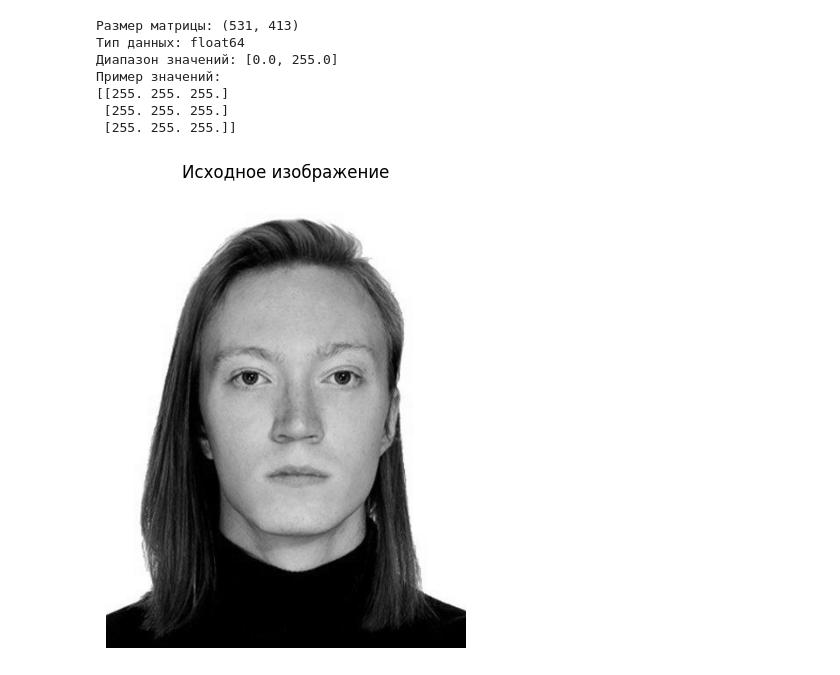
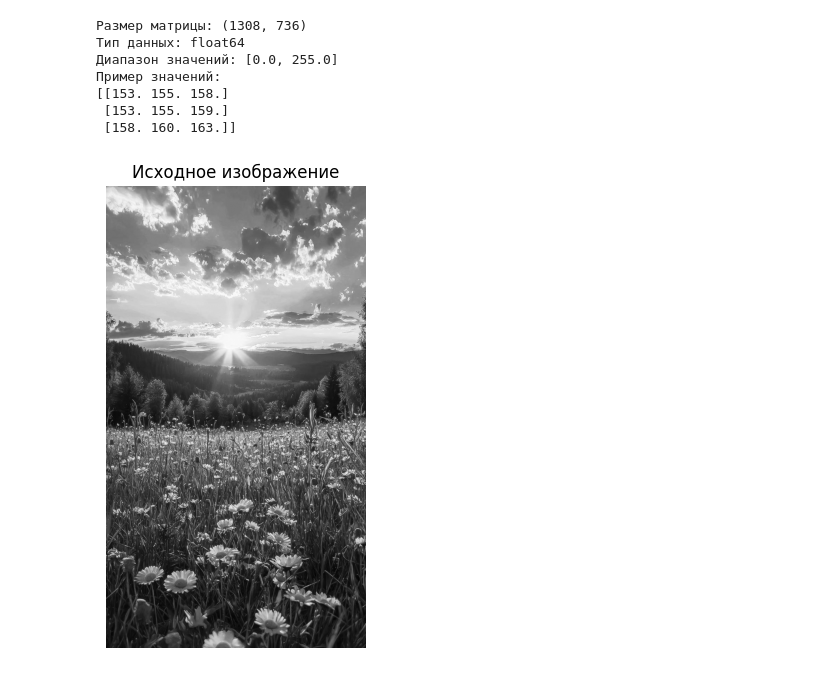
Before and after one commit to malinavarvara/svd-fft-wavelet-compression, a Jupyter notebook: fft.ipynb, the cells around one changed output. Cells and saved outputs as stored; diff of their text form; code cells hidden in the pictures.

```diff
--- a/fft.ipynb
+++ b/fft.ipynb
@@ -7,29 +6,26 @@ import matplotlib.pyplot as plt
 %matplotlib inline
 # %%
-# === ЗАГРУЗКА И АНАЛИЗ ИЗОБРАЖЕНИЯ ===
-
 # Загрузка изображения и преобразование в ч/б
-image = Image.open('1.jpg').convert('L')
+image = Image.open('nature.jpg').convert('L')
 image_array = np.array(image, dtype=float)
 
 print(f"Размер матрицы: {image_array.shape}")
 print(f"Тип данных: {image_array.dtype}")
 print(f"Диапазон значений: [{image_array.min()}, {image_array.max()}]")
 print(f"Пример значений:\n{image_array[:3, :3]}")
 
-# Показываем исходное изображение
 plt.figure(figsize=(8, 6))
 plt.imshow(image_array, cmap='gray')
 plt.title('Исходное изображение')
 plt.axis('off')
 plt.show()
 # %% [output]
-Размер матрицы: (531, 413)
+Размер матрицы: (1308, 736)
 Тип данных: float64
 Диапазон значений: [0.0, 255.0]
 Пример значений:
-[[255. 255. 255.]
- [255. 255. 255.]
- [255. 255. 255.]]
+[[153. 155. 158.]
+ [153. 155. 159.]
+ [158. 160. 163.]]
-[figure, old version]
+[figure, new version]
 # %%
```
Also changed, not shown: parts of 7 cells of this notebook, 2 other files.
